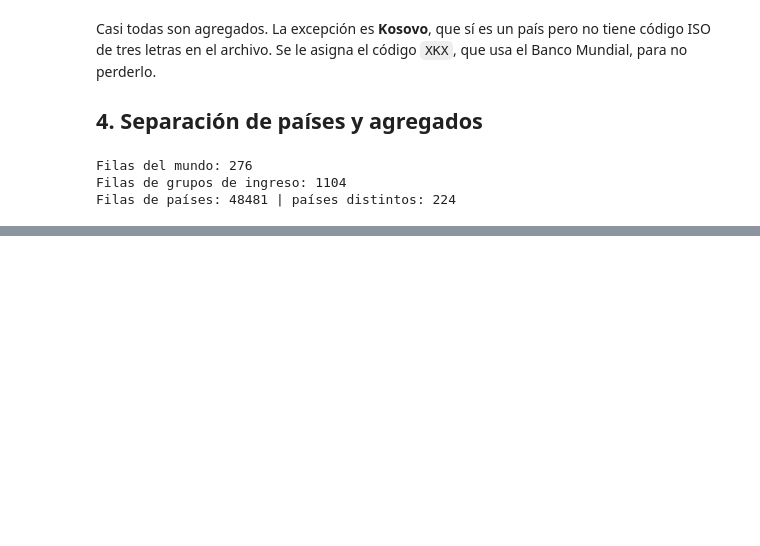
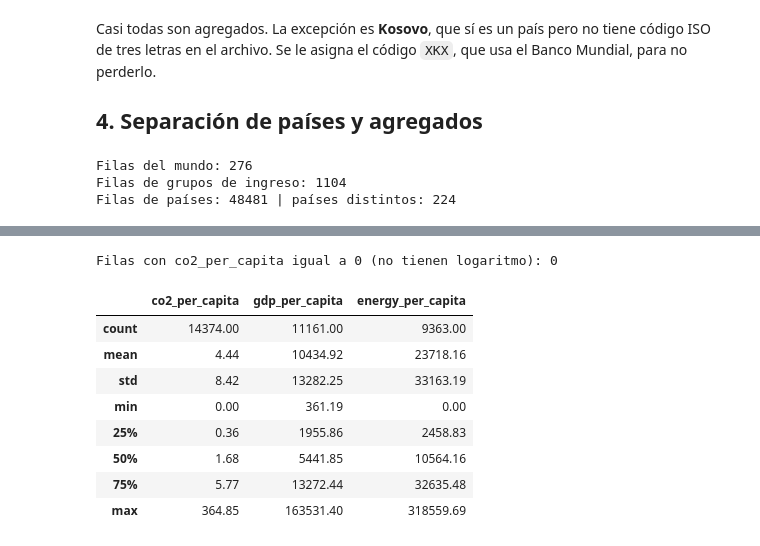
Before and after one commit to felipecasta0330/proyecto-final-co2, a Jupyter notebook: notebooks/01_limpieza_datos.ipynb, the cells around one changed output, grey strips where cells are left out. Cells and saved outputs as stored; diff of their text form; code cells hidden in the pictures; blank space fills up the shorter version.

```diff
--- a/notebooks/01_limpieza_datos.ipynb
+++ b/notebooks/01_limpieza_datos.ipynb
@@ -163,0 +304,19 @@ Filas de países: 48481 | países distintos: 224
+# %%
+paises["gdp_per_capita"] = paises["gdp"] / paises["population"]
+paises["log_gdp_pc"] = np.log10(paises["gdp_per_capita"])
+paises["log_co2_pc"] = np.log10(paises["co2_per_capita"].where(paises["co2_per_capita"] > 0))
+paises["fosil_co2"] = paises[["coal_co2", "oil_co2", "gas_co2"]].sum(axis=1, min_count=1)
+
+print("Filas con co2_per_capita igual a 0 (no tienen logaritmo):", (paises["co2_per_capita"] == 0).sum())
+display(paises[["co2_per_capita", "gdp_per_capita", "energy_per_capita"]].describe().round(2))
+# %% [output]
+Filas con co2_per_capita igual a 0 (no tienen logaritmo): 0
+|  | co2_per_capita | gdp_per_capita | energy_per_capita |
+| count | 14374.00 | 11161.00 | 9363.00 |
+| mean | 4.44 | 10434.92 | 23718.16 |
+| std | 8.42 | 13282.25 | 33163.19 |
+| min | 0.00 | 361.19 | 0.00 |
+| 25% | 0.36 | 1955.86 | 2458.83 |
+| 50% | 1.68 | 5441.85 | 10564.16 |
+| 75% | 5.77 | 13272.44 | 32635.48 |
+| max | 364.85 | 163531.40 | 318559.69 |
```
Also changed, not shown: parts of 16 cells of this notebook, 3 other files.
